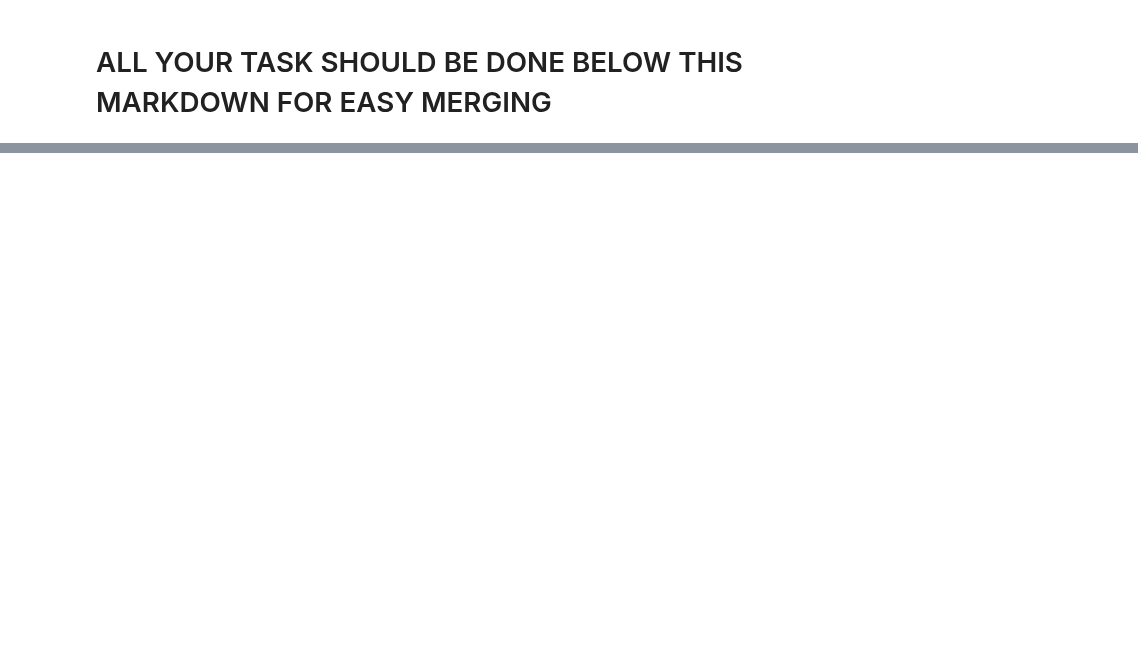
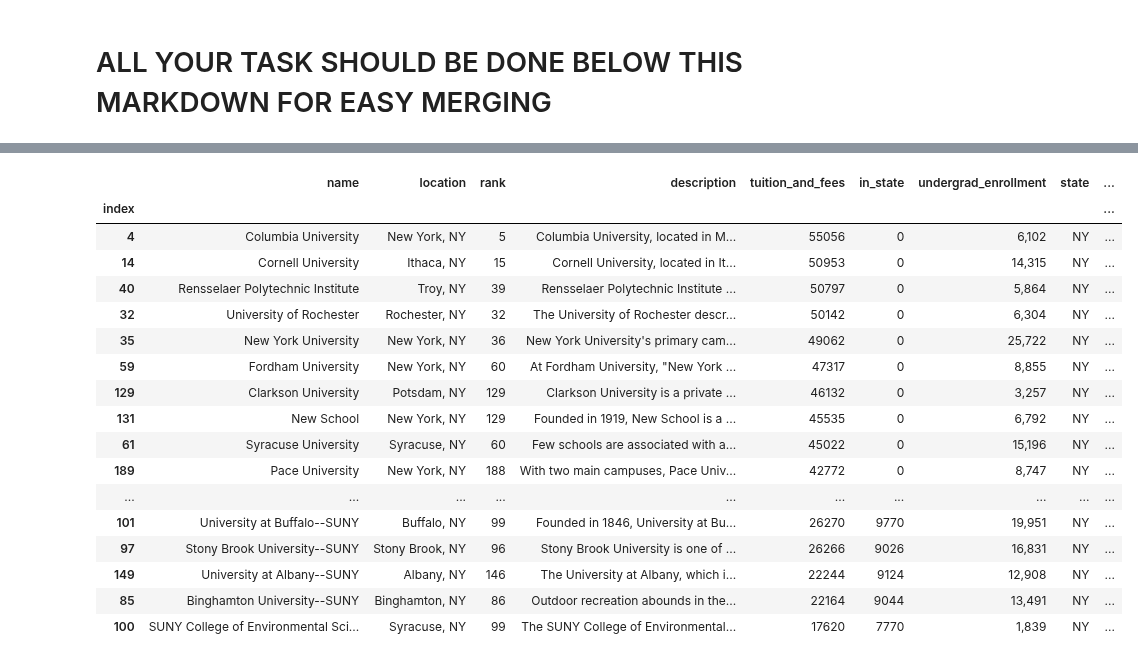
Before and after one commit to TelRich/National-University-Ranking-App, a Jupyter notebook: nur.ipynb, the cells around one changed output, grey strips where cells are left out. Saved outputs shown, nothing was run; the diff lists cells and outputs as text; code cells hidden in the pictures; blank space fills up the shorter version.

```diff
--- a/nur.ipynb
+++ b/nur.ipynb
@@ -178,0 +357,21 @@ array(['NJ', 'MA', 'IL', 'CT', 'NY', 'CA', 'NC', 'PA', 'MD', 'NH', 'RI',
+# %%
+df_nur[df_nur['State'] =='NY'].sort_values('tuition_and_fees', ascending=False)
+# %% [output]
+|  | name | location | rank | description | tuition_and_fees | in_state | undergrad_enrollment | state | ... |
+| index |  |  |  |  |  |  |  |  | ... |
+| 4 | Columbia University | New York, NY | 5 | Columbia University, located in M... | 55056 | 0 | 6,102 | NY | ... |
+| 14 | Cornell University | Ithaca, NY | 15 | Cornell University, located in It... | 50953 | 0 | 14,315 | NY | ... |
+| 40 | Rensselaer Polytechnic Institute | Troy, NY | 39 | Rensselaer Polytechnic Institute ... | 50797 | 0 | 5,864 | NY | ... |
+| 32 | University of Rochester | Rochester, NY | 32 | The University of Rochester descr... | 50142 | 0 | 6,304 | NY | ... |
+| 35 | New York University | New York, NY | 36 | New York University's primary cam... | 49062 | 0 | 25,722 | NY | ... |
+| 59 | Fordham University | New York, NY | 60 | At Fordham University, "New York ... | 47317 | 0 | 8,855 | NY | ... |
+| 129 | Clarkson University | Potsdam, NY | 129 | Clarkson University is a private ... | 46132 | 0 | 3,257 | NY | ... |
+| 131 | New School | New York, NY | 129 | Founded in 1919, New School is a ... | 45535 | 0 | 6,792 | NY | ... |
+| 61 | Syracuse University | Syracuse, NY | 60 | Few schools are associated with a... | 45022 | 0 | 15,196 | NY | ... |
+| 189 | Pace University | New York, NY | 188 | With two main campuses, Pace Univ... | 42772 | 0 | 8,747 | NY | ... |
+| ... | ... | ... | ... | ... | ... | ... | ... | ... | ... |
+| 101 | University at Buffalo--SUNY | Buffalo, NY | 99 | Founded in 1846, University at Bu... | 26270 | 9770 | 19,951 | NY | ... |
+| 97 | Stony Brook University--SUNY | Stony Brook, NY | 96 | Stony Brook University is one of ... | 26266 | 9026 | 16,831 | NY | ... |
+| 149 | University at Albany--SUNY | Albany, NY | 146 | The University at Albany, which i... | 22244 | 9124 | 12,908 | NY | ... |
+| 85 | Binghamton University--SUNY | Binghamton, NY | 86 | Outdoor recreation abounds in the... | 22164 | 9044 | 13,491 | NY | ... |
+| 100 | SUNY College of Environmental Sci... | Syracuse, NY | 99 | The SUNY College of Environmental... | 17620 | 7770 | 1,839 | NY | ... |
```
Also changed, not shown: parts of 24 cells of this notebook.
